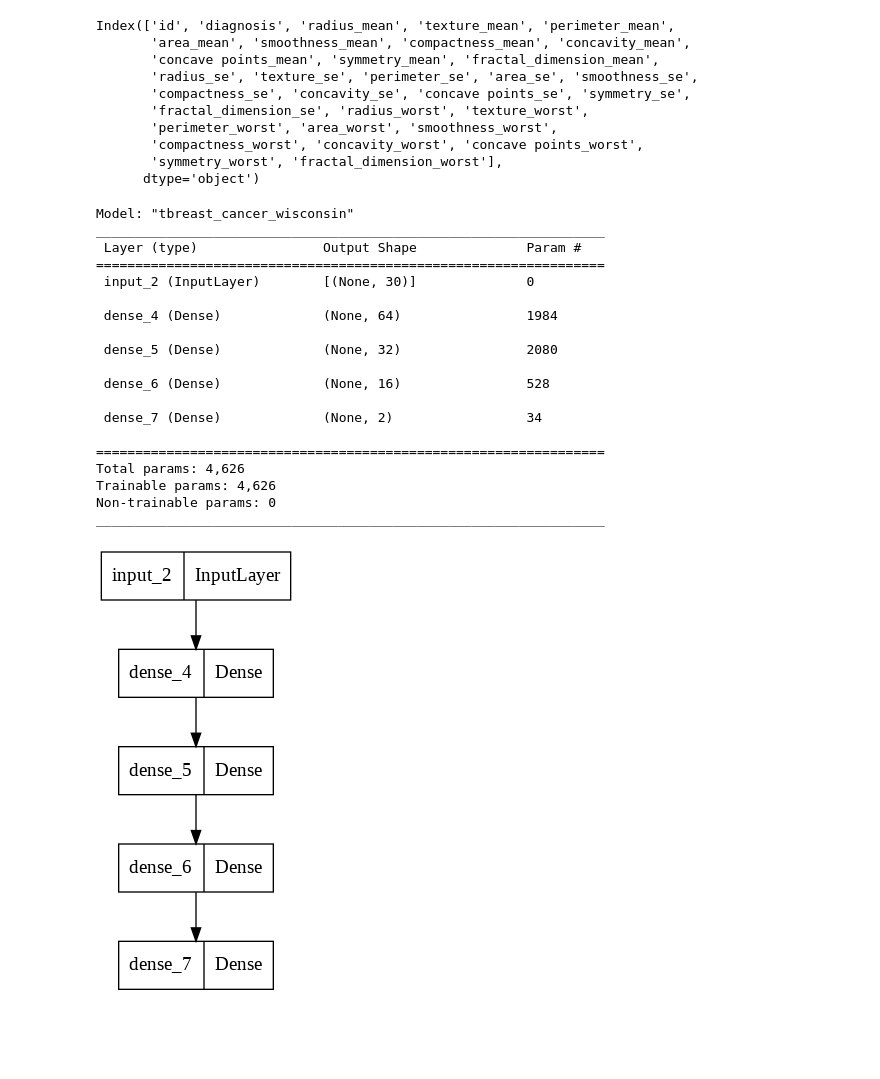
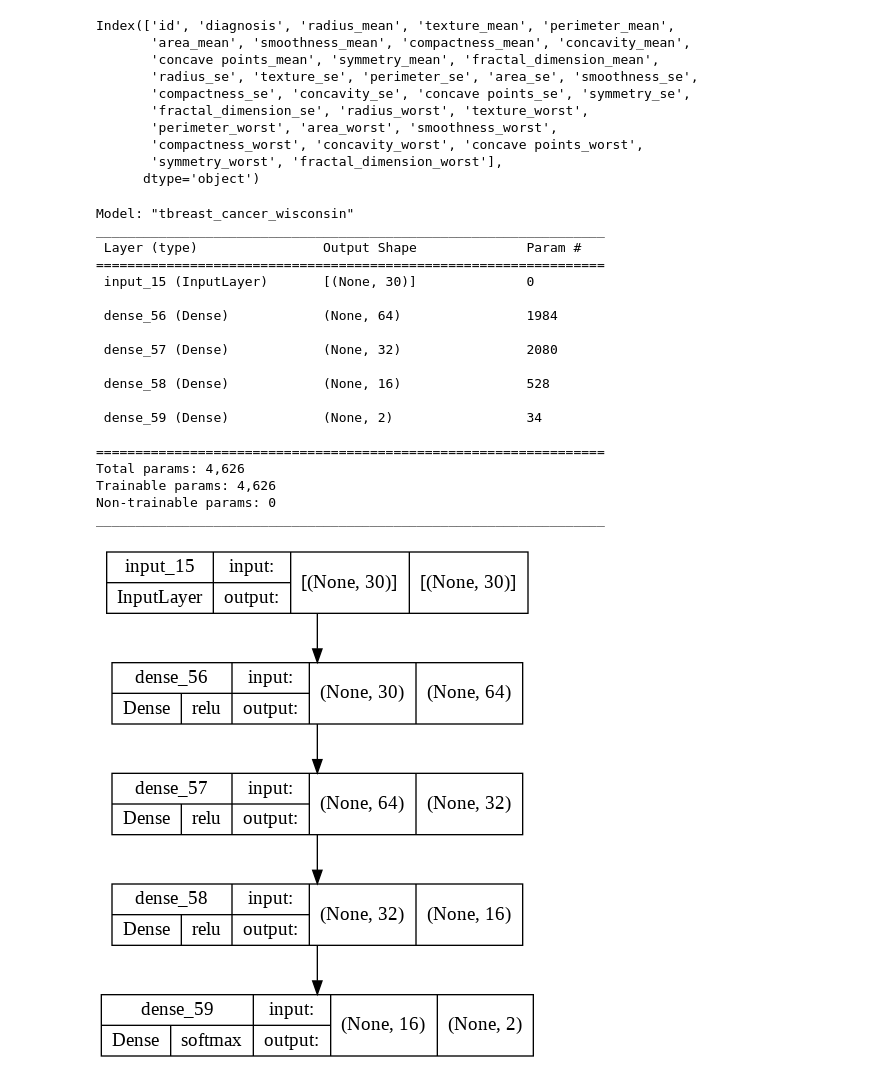
Before and after one commit to veenayagam/breast-cancer-wisconsin, a Jupyter notebook: breast_cancer_wisconsin_(diagnostic)_kaggle.ipynb, the cells around one changed output. Drawn from its saved outputs; the diff is of its cells as text; code cells hidden in the pictures; blank space fills up the shorter version.

```diff
--- a/breast_cancer_wisconsin_(diagnostic)_kaggle.ipynb
+++ b/breast_cancer_wisconsin_(diagnostic)_kaggle.ipynb
@@ -72,61 +73,60 @@ data = data.drop(columns=['id'])
 # %%
 # Split features and labels dataset
-features = data.drop(columns=['diagnosis'])
-labels = data['diagnosis']
+cancer_features = cancer_data3.drop(columns=['diagnosis'])
+cancer_labels = cancer_data3['diagnosis']
 # %%
 # Perform one hot coding for labels
-labels = pd.get_dummies(labels, drop_first=True)
+cancer_labels_OH = pd.get_dummies(cancer_labels, drop_first=True)
 # %%
-# Split the dataset into train and test
-from sklearn.model_selection import train_test_split
-from sklearn import preprocessing
-
-SEED=12345
-x_train,x_test,y_train,y_test = train_test_split(features,labels,test_size=0.3,random_state=SEED)
+# Split the dateset into train-validation-test sets using 60:20:20 split
+SEED = 12345
+x_train, x_iter, y_train, y_iter = train_test_split(cancer_features,cancer_labels_OH,test_size=0.6,random_state=SEED)
+x_val, x_test, y_val, y_test = train_test_split(x_iter,y_iter,test_size=0.5,random_state=SEED)
 # %%
-# Standardlize the data for better model training
-standardizer = sklearn.preprocessing.StandardScaler()
+# Standardlize the data
+standardizer = StandardScaler()
 standardizer.fit(x_train)
 x_train = standardizer.transform(x_train)
+x_val = standardizer.transform(x_val)
 x_test = standardizer.transform(x_test)
 # %%
 # Model creation
 # There are some regulization been added to overcome overfitting
 nClass = len(np.unique(y_test))
 l2_reg = tf.keras.regularizers.L2(0.07)
 inputs = tf.keras.Input(shape=(x_train.shape[-1],))
 
 dense = tf.keras.layers.Dense(64,activation='relu')
 x = dense(inputs)
 dense = tf.keras.layers.Dense(32,activation='relu',kernel_regularizer=l2_reg)
 x = dense(x)
 dense = tf.keras.layers.Dense(16,activation='relu',kernel_regularizer=l2_reg)
 x = dense(x)
 outputs = tf.keras.layers.Dense(nClass,activation='softmax')(x)
 
 model = tf.keras.Model(inputs=inputs,outputs=outputs,name='tbreast_cancer_wisconsin')
 model.summary()
-keras.utils.plot_model(model,to_file='breast_cancer_wisconsin.png')
+keras.utils.plot_model(model,to_file='breast_cancer_wisconsin.png',show_shapes=True,show_layer_names=True,show_layer_activations=True)
 # %% [output]
 Model: "tbreast_cancer_wisconsin"
 _________________________________________________________________
  Layer (type)                Output Shape              Param #
 =================================================================
- input_2 (InputLayer)        [(None, 30)]              0
+ input_15 (InputLayer)       [(None, 30)]              0
 
- dense_4 (Dense)             (None, 64)                1984
+ dense_56 (Dense)            (None, 64)                1984
 
- dense_5 (Dense)             (None, 32)                2080
+ dense_57 (Dense)            (None, 32)                2080
 
- dense_6 (Dense)             (None, 16)                528
+ dense_58 (Dense)            (None, 16)                528
 
- dense_7 (Dense)             (None, 2)                 34
+ dense_59 (Dense)            (None, 2)                 34
 
 =================================================================
 Total params: 4,626
 Trainable params: 4,626
 Non-trainable params: 0
 _________________________________________________________________
-[figure, old version]
+[figure, new version]
 # %%
 #Compile and train the model
```
Also changed, not shown: parts of 12 cells of this notebook, 5 other files.
